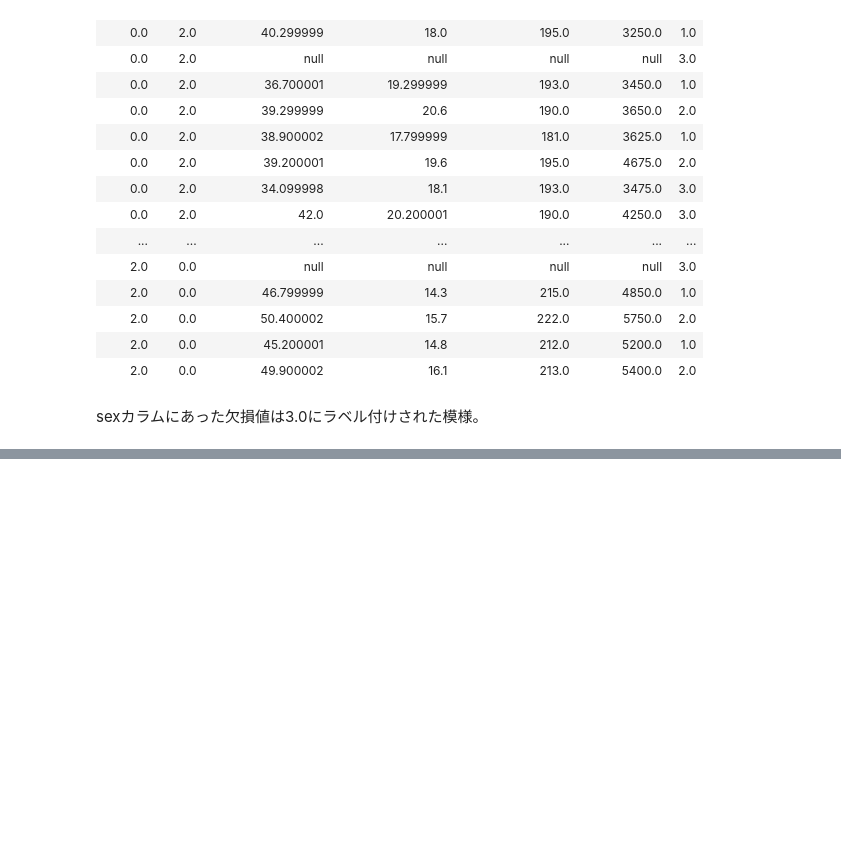
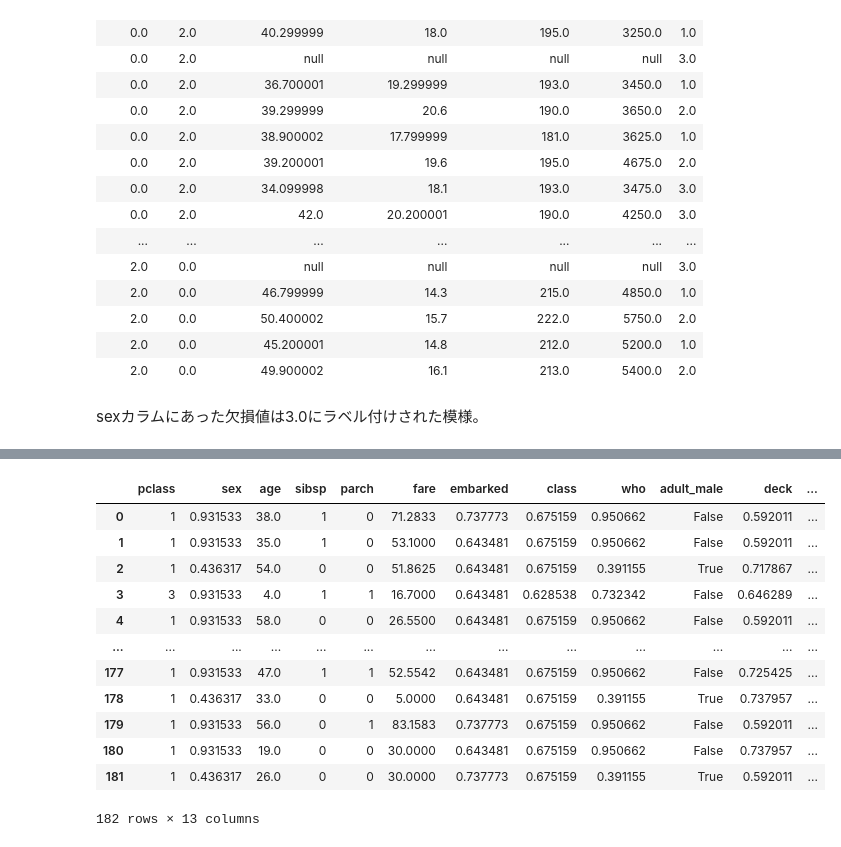
Before and after one commit to Mr-Garlic-Shrimp/TIL, a Jupyter notebook: Machine_Learning/ML_notebook-18(Various_Encoding).ipynb, the cells around one changed output, grey strips where cells are left out. Saved outputs shown, nothing was run; the diff lists cells and outputs as text; code cells hidden in the pictures; blank space fills up the shorter version.

Commit message:
TargetEncodingについて学習

```diff
--- a/Machine_Learning/ML_notebook-18(Various_Encoding).ipynb
+++ b/Machine_Learning/ML_notebook-18(Various_Encoding).ipynb
@@ -91,0 +130,5 @@ sexカラムにあった欠損値は3.0にラベル付けされた模様。
+# %%
+# データ読み込み
+df = pl.from_pandas(sns.load_dataset('titanic'))
+df = df.drop_nulls()
+df.head()
@@ -91,0 +144,22 @@ sexカラムにあった欠損値は3.0にラベル付けされた模様。
+# %%
+# TargetEncoderのインスタンス生成。.fitの際は当然目的変数も入れる必要がある。
+# fitに渡すdfはpolarsではなくpandasである必要あり。
+X = df.drop(['survived', 'alive']).to_pandas()
+y = df['survived'].to_pandas()
+encoder = TargetEncoder()
+encoder.fit(X, y)
+encoder.transform(X)
+# %% [output]
+|  | pclass | sex | age | sibsp | parch | fare | embarked | class | who | adult_male | deck | ... |
+| 0 | 1 | 0.931533 | 38.0 | 1 | 0 | 71.2833 | 0.737773 | 0.675159 | 0.950662 | False | 0.592011 | ... |
+| 1 | 1 | 0.931533 | 35.0 | 1 | 0 | 53.1000 | 0.643481 | 0.675159 | 0.950662 | False | 0.592011 | ... |
+| 2 | 1 | 0.436317 | 54.0 | 0 | 0 | 51.8625 | 0.643481 | 0.675159 | 0.391155 | True | 0.717867 | ... |
+| 3 | 3 | 0.931533 | 4.0 | 1 | 1 | 16.7000 | 0.643481 | 0.628538 | 0.732342 | False | 0.646289 | ... |
+| 4 | 1 | 0.931533 | 58.0 | 0 | 0 | 26.5500 | 0.643481 | 0.675159 | 0.950662 | False | 0.592011 | ... |
+| ... | ... | ... | ... | ... | ... | ... | ... | ... | ... | ... | ... | ... |
+| 177 | 1 | 0.931533 | 47.0 | 1 | 1 | 52.5542 | 0.643481 | 0.675159 | 0.950662 | False | 0.725425 | ... |
+| 178 | 1 | 0.436317 | 33.0 | 0 | 0 | 5.0000 | 0.643481 | 0.675159 | 0.391155 | True | 0.737957 | ... |
+| 179 | 1 | 0.931533 | 56.0 | 0 | 1 | 83.1583 | 0.737773 | 0.675159 | 0.950662 | False | 0.592011 | ... |
+| 180 | 1 | 0.931533 | 19.0 | 0 | 0 | 30.0000 | 0.643481 | 0.675159 | 0.950662 | False | 0.737957 | ... |
+| 181 | 1 | 0.436317 | 26.0 | 0 | 0 | 30.0000 | 0.737773 | 0.675159 | 0.391155 | True | 0.592011 | ... |
+182 rows × 13 columns
```
Also changed, not shown: parts of 19 cells of this notebook.
